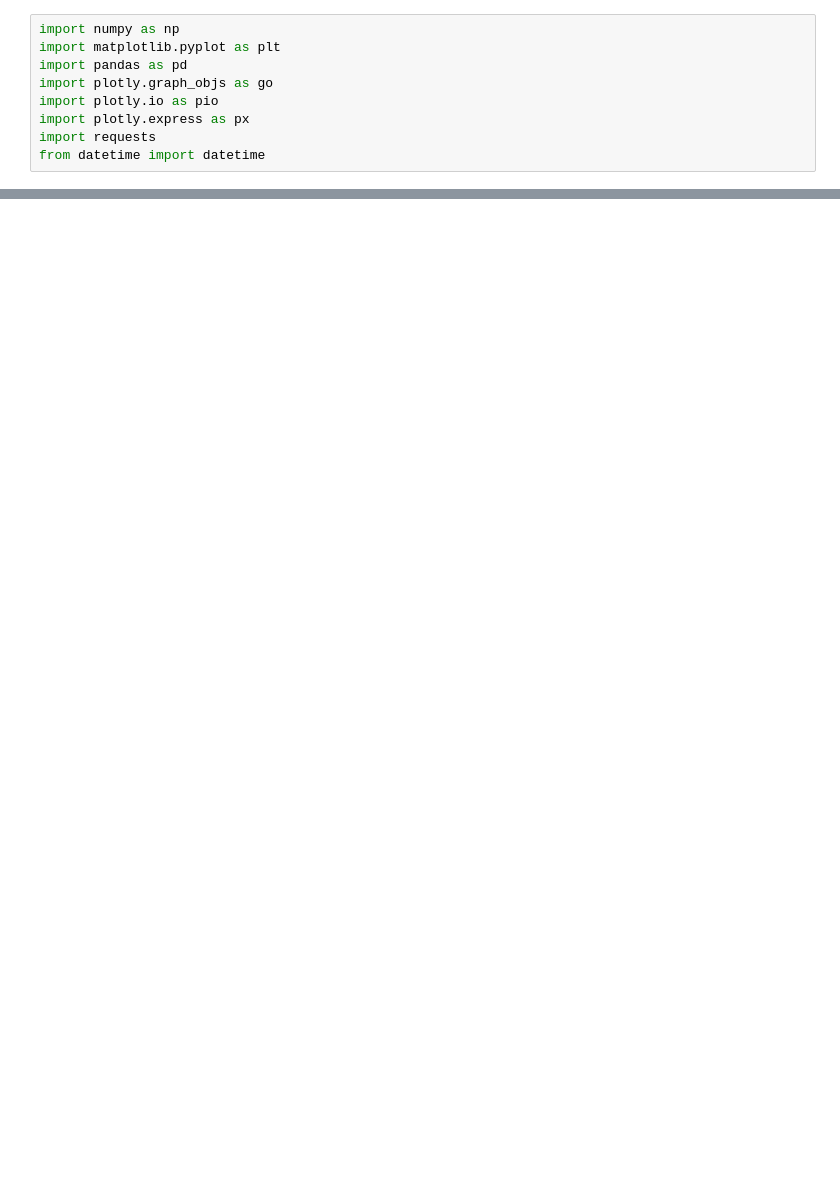
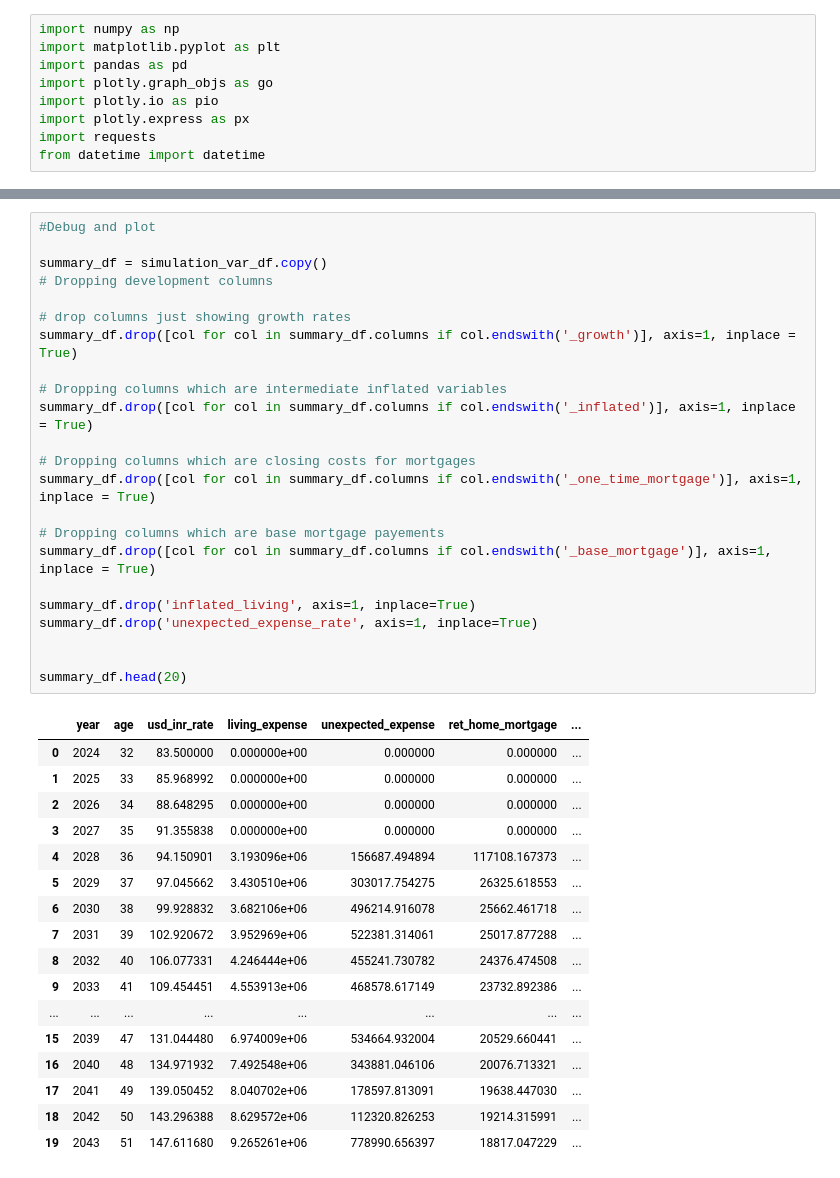
Before and after one commit to smaddi/Learn_AI, a Jupyter notebook: Ret_calc/retirement_simulation.ipynb, the cells around one changed output, grey strips where cells are left out. Cells and saved outputs as stored; diff of their text form; blank space fills up the shorter version.

```diff
--- a/Ret_calc/retirement_simulation.ipynb
+++ b/Ret_calc/retirement_simulation.ipynb
@@ -269,2 +342,43 @@ simulation_var_df
+# %%
+#Debug and plot
+
+summary_df = simulation_var_df.copy()
+# Dropping development columns
+
+# drop columns just showing growth rates
+summary_df.drop([col for col in summary_df.columns if col.endswith('_growth')], axis=1, inplace = True)
+
+# Dropping columns which are intermediate inflated variables
+summary_df.drop([col for col in summary_df.columns if col.endswith('_inflated')], axis=1, inplace = True)
+
+# Dropping columns which are closing costs for mortgages
+summary_df.drop([col for col in summary_df.columns if col.endswith('_one_time_mortgage')], axis=1, inplace = True)
+
+# Dropping columns which are base mortgage payements
+summary_df.drop([col for col in summary_df.columns if col.endswith('_base_mortgage')], axis=1, inplace = True)
+
+summary_df.drop('inflated_living', axis=1, inplace=True)
+summary_df.drop('unexpected_expense_rate', axis=1, inplace=True)
+
+
+summary_df.head(20)
+# %% [output]
+|  | year | age | usd_inr_rate | living_expense | unexpected_expense | ret_home_mortgage | ... |
+| 0 | 2024 | 32 | 83.500000 | 0.000000e+00 | 0.000000 | 0.000000 | ... |
+| 1 | 2025 | 33 | 85.968992 | 0.000000e+00 | 0.000000 | 0.000000 | ... |
+| 2 | 2026 | 34 | 88.648295 | 0.000000e+00 | 0.000000 | 0.000000 | ... |
+| 3 | 2027 | 35 | 91.355838 | 0.000000e+00 | 0.000000 | 0.000000 | ... |
+| 4 | 2028 | 36 | 94.150901 | 3.193096e+06 | 156687.494894 | 117108.167373 | ... |
+| 5 | 2029 | 37 | 97.045662 | 3.430510e+06 | 303017.754275 | 26325.618553 | ... |
+| 6 | 2030 | 38 | 99.928832 | 3.682106e+06 | 496214.916078 | 25662.461718 | ... |
+| 7 | 2031 | 39 | 102.920672 | 3.952969e+06 | 522381.314061 | 25017.877288 | ... |
+| 8 | 2032 | 40 | 106.077331 | 4.246444e+06 | 455241.730782 | 24376.474508 | ... |
+| 9 | 2033 | 41 | 109.454451 | 4.553913e+06 | 468578.617149 | 23732.892386 | ... |
+| ... | ... | ... | ... | ... | ... | ... | ... |
+| 15 | 2039 | 47 | 131.044480 | 6.974009e+06 | 534664.932004 | 20529.660441 | ... |
+| 16 | 2040 | 48 | 134.971932 | 7.492548e+06 | 343881.046106 | 20076.713321 | ... |
+| 17 | 2041 | 49 | 139.050452 | 8.040702e+06 | 178597.813091 | 19638.447030 | ... |
+| 18 | 2042 | 50 | 143.296388 | 8.629572e+06 | 112320.826253 | 19214.315991 | ... |
+| 19 | 2043 | 51 | 147.611680 | 9.265261e+06 | 778990.656397 | 18817.047229 | ... |
 # %%
 fig = go.Figure()
```
Also changed, not shown: parts of 8 cells of this notebook.
